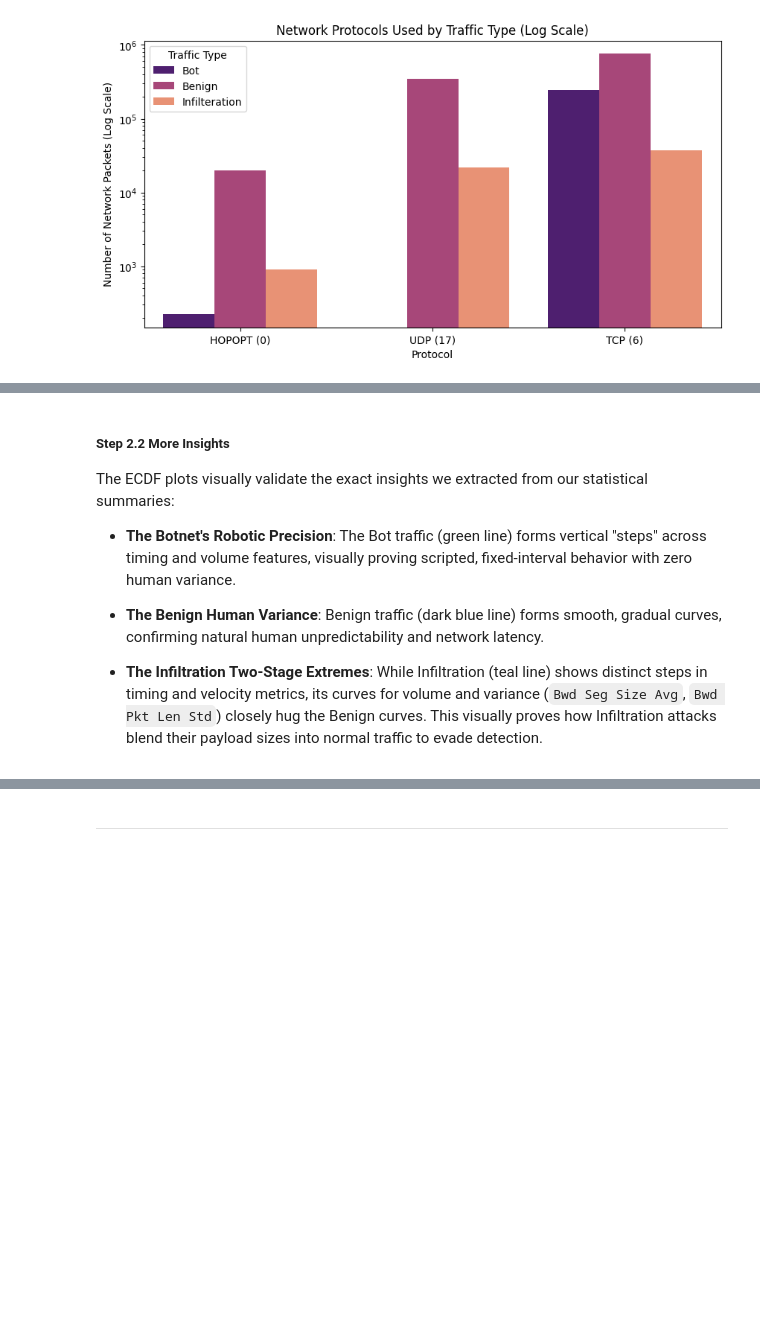
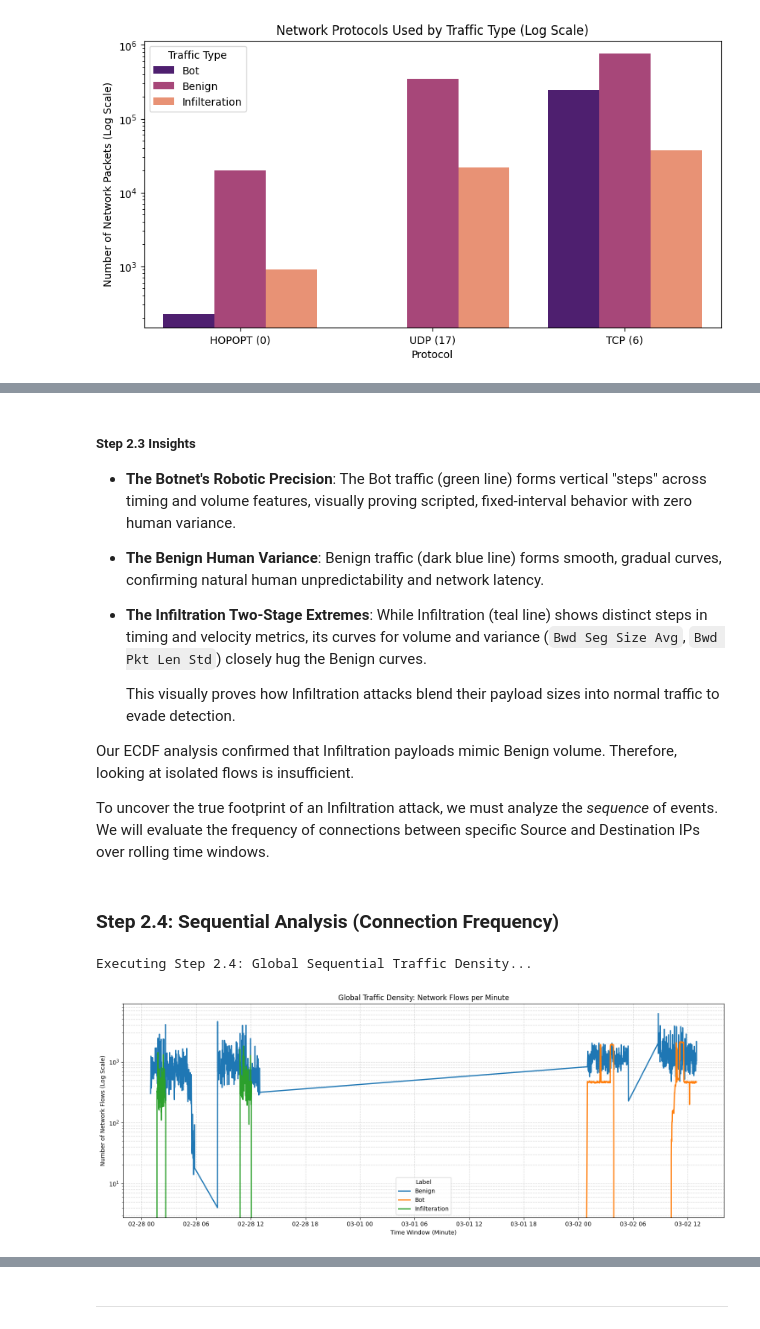
Before and after one commit to JohnnySolo/Data-Analysis-Project---Hybrid-Cyber-Threat-Detection, a Jupyter notebook: 02_EDA_and_Inference.ipynb, the cells around one changed output, grey strips where cells are left out. Saved outputs shown, nothing was run; the diff lists cells and outputs as text; code cells hidden in the pictures; blank space fills up the shorter version.

```diff
--- a/02_EDA_and_Inference.ipynb
+++ b/02_EDA_and_Inference.ipynb
@@ -404,10 +335,50 @@ Generating ECDFs for Top Behavioral Features...
 # %% [markdown]
-##### Step 2.2 More Insights
-
-The ECDF plots visually validate the exact insights we extracted from our statistical summaries:
+##### Step 2.3 Insights
 
 * **The Botnet's Robotic Precision**: The Bot traffic (green line) forms vertical "steps" across timing and volume features, visually proving scripted, fixed-interval behavior with zero human variance.
 
 * **The Benign Human Variance**: Benign traffic (dark blue line) forms smooth, gradual curves, confirming natural human unpredictability and network latency.
 
-* **The Infiltration Two-Stage Extremes**: While Infiltration (teal line) shows distinct steps in timing and velocity metrics, its curves for volume and variance (`Bwd Seg Size Avg`, `Bwd Pkt Len Std`) closely hug the Benign curves. This visually proves how Infiltration attacks blend their payload sizes into normal traffic to evade detection.
+* **The Infiltration Two-Stage Extremes**: While Infiltration (teal line) shows distinct steps in timing and velocity metrics, its curves for volume and variance (`Bwd Seg Size Avg`, `Bwd Pkt Len Std`) closely hug the Benign curves.
+
+  This visually proves how Infiltration attacks blend their payload sizes into normal traffic to evade detection.
+
+Our ECDF analysis confirmed that Infiltration payloads mimic Benign volume. Therefore, looking at isolated flows is insufficient.
+
+To uncover the true footprint of an Infiltration attack, we must analyze the *sequence* of events. We will evaluate the frequency of connections between specific Source and Destination IPs over rolling time windows.
+# %% [markdown]
+### Step 2.4: Sequential Analysis (Connection Frequency)
+# %%
+import pyspark.sql.functions as F
+import matplotlib.pyplot as plt
+import seaborn as sns
+
+print("Executing Step 2.4: Global Sequential Traffic Density...")
+
+# 1. Parse the Timestamp and truncate it to the minute (to create rolling time windows)
+df_time = df_clean.withColumn("Parsed_Time", F.to_timestamp(F.col("Timestamp"), "dd/MM/yyyy HH:mm:ss"))
+df_time = df_time.withColumn("Time_Window", F.date_trunc("minute", F.col("Parsed_Time")))
+
+# 2. Group by Time Window and Label to count the total number of flows per minute
+time_series_df = df_time.groupBy("Time_Window", "Label").count().orderBy("Time_Window")
+
+# 3. Convert the aggregated data to Pandas for visualization
+# (This is safe for memory because we are only bringing down the aggregated minute-counts)
+pdf_time = time_series_df.toPandas()
+
+# Pivot the table so we have one column per label
+pdf_pivot = pdf_time.pivot(index='Time_Window', columns='Label', values='count').fillna(0)
+
+# 4. Plot the Global Traffic Density
+plt.figure(figsize=(15, 6))
+sns.lineplot(data=pdf_pivot, dashes=False, linewidth=2)
+plt.title("Global Traffic Density: Network Flows per Minute")
+plt.xlabel("Time Window (Minute)")
+plt.ylabel("Number of Network Flows (Log Scale)")
+plt.yscale("log") # Using log scale because Benign traffic will visually dwarf the attacks otherwise
+plt.grid(True, which="both", ls="--", alpha=0.5)
+plt.tight_layout()
+plt.show()
+# %% [output]
+Executing Step 2.4: Global Sequential Traffic Density...
+[figure, added]
```
Also changed, not shown: parts of 40 cells of this notebook.
